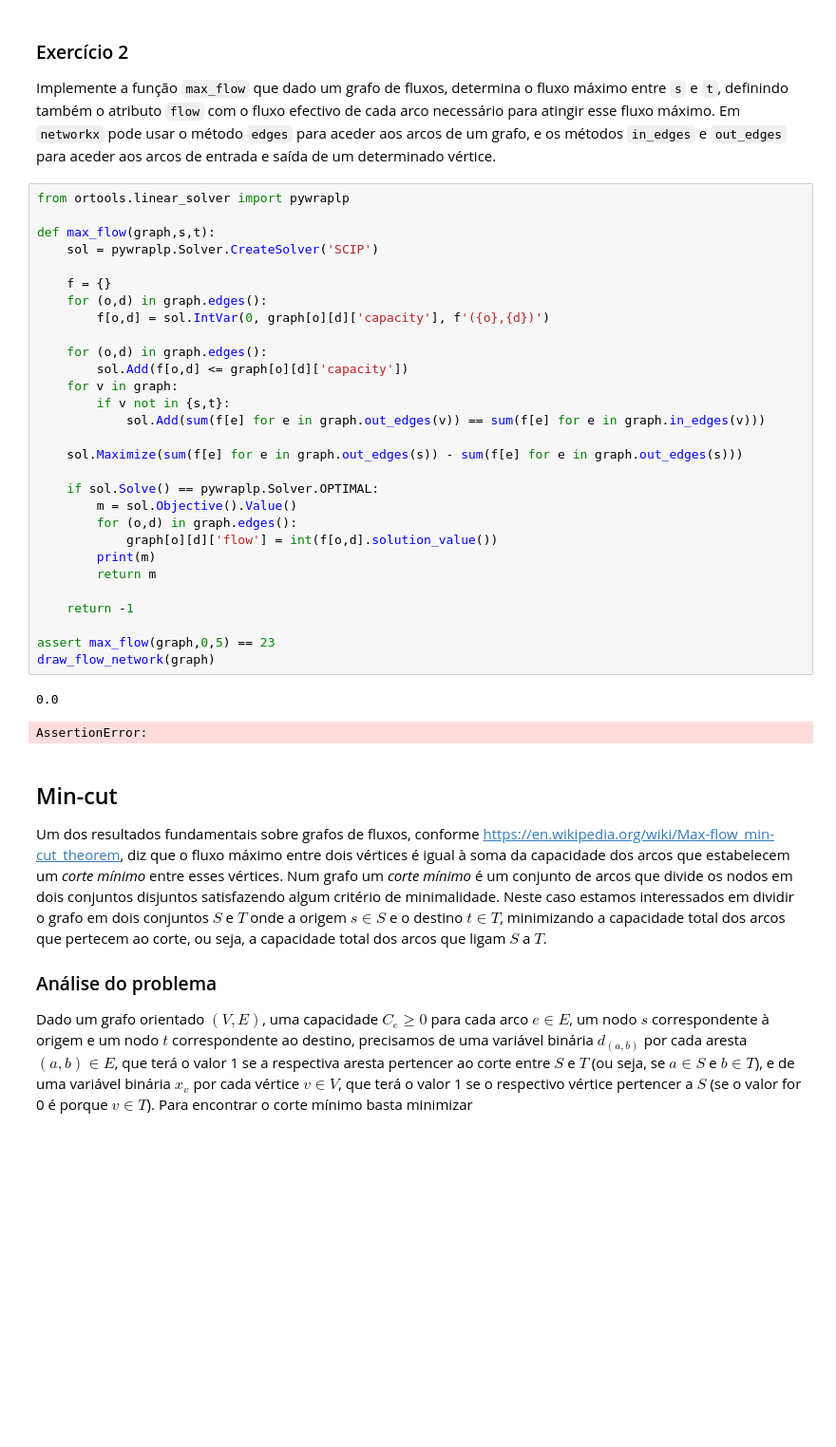
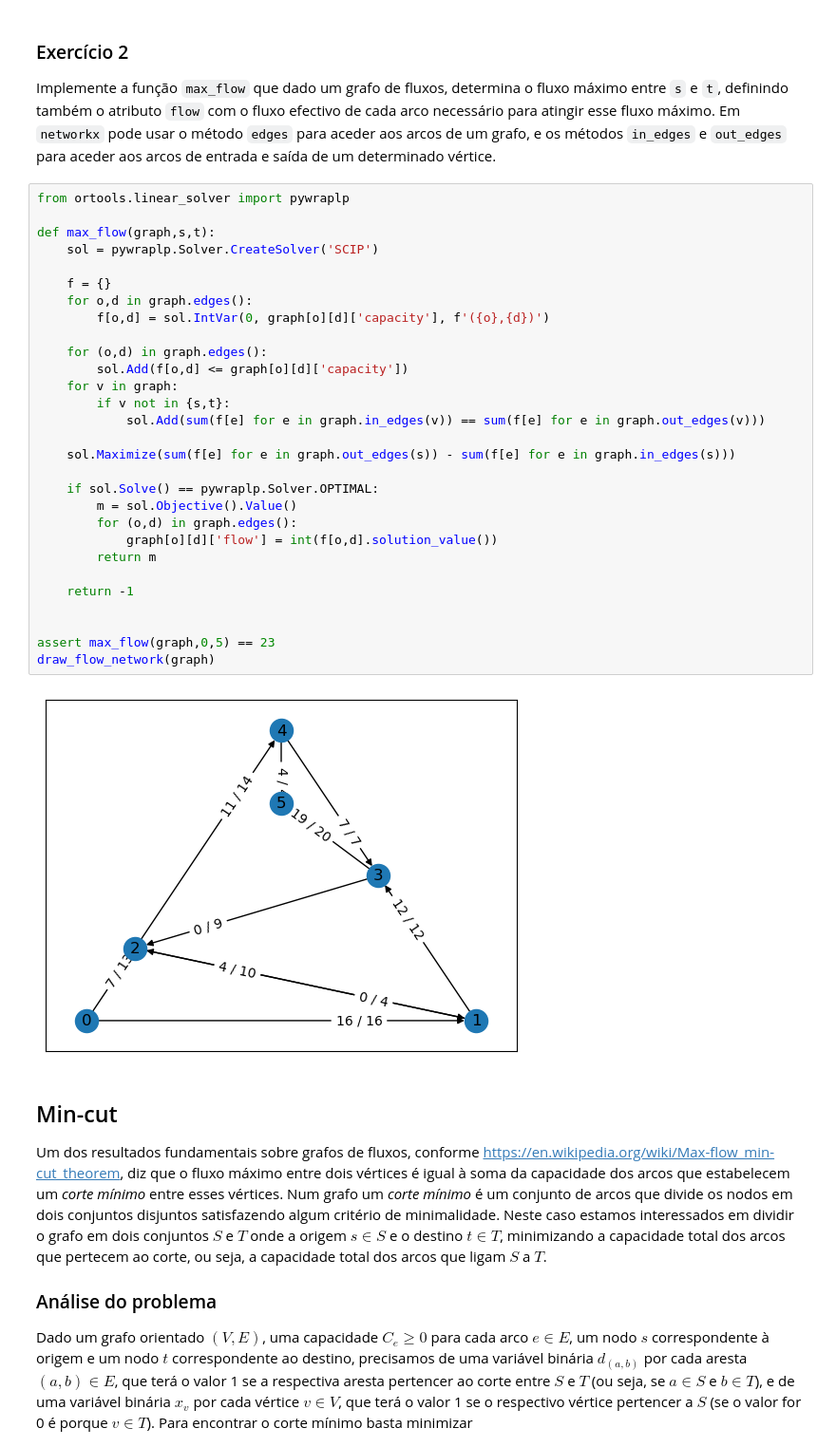
Before and after one commit to Goncalo448/Logica-Computacional, a Jupyter notebook: fichas/ficha6.ipynb, the cells around one changed output. Shown at 95% size. Cells and saved outputs as stored; diff of their text form; blank space fills up the shorter version.

```diff
--- a/fichas/ficha6.ipynb
+++ b/fichas/ficha6.ipynb
@@ -71,35 +71,34 @@ Implemente a função `max_flow` que dado um grafo de fluxos, determina o fluxo
 # %%
 from ortools.linear_solver import pywraplp
 
 def max_flow(graph,s,t):
     sol = pywraplp.Solver.CreateSolver('SCIP')
 
     f = {}
-    for (o,d) in graph.edges():
+    for o,d in graph.edges():
         f[o,d] = sol.IntVar(0, graph[o][d]['capacity'], f'({o},{d})')
 
     for (o,d) in graph.edges():
         sol.Add(f[o,d] <= graph[o][d]['capacity'])
     for v in graph:
         if v not in {s,t}:
-            sol.Add(sum(f[e] for e in graph.out_edges(v)) == sum(f[e] for e in graph.in_edges(v)))
+            sol.Add(sum(f[e] for e in graph.in_edges(v)) == sum(f[e] for e in graph.out_edges(v)))
 
-    sol.Maximize(sum(f[e] for e in graph.out_edges(s)) - sum(f[e] for e in graph.out_edges(s)))
+    sol.Maximize(sum(f[e] for e in graph.out_edges(s)) - sum(f[e] for e in graph.in_edges(s)))
 
     if sol.Solve() == pywraplp.Solver.OPTIMAL:
         m = sol.Objective().Value()
         for (o,d) in graph.edges():
             graph[o][d]['flow'] = int(f[o,d].solution_value())
-        print(m)
         return m
 
     return -1
 
+
 assert max_flow(graph,0,5) == 23
 draw_flow_network(graph)
 # %% [output]
-0.0
-AssertionError:
+[figure, added]
 # %% [markdown]
 ## Min-cut
 
```
Also changed, not shown: parts of 1 cell of this notebook.
